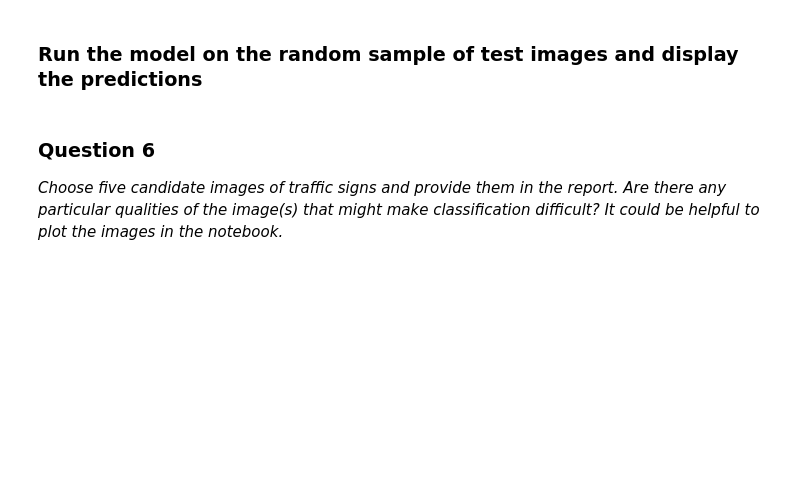
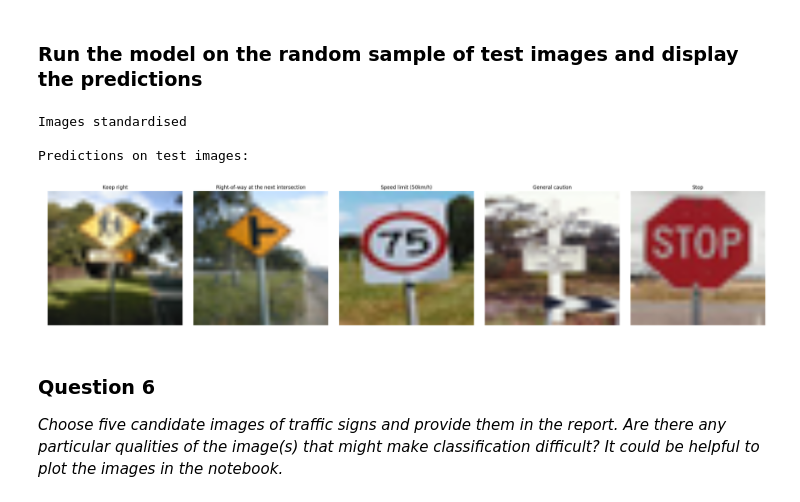
Before and after one commit to js1972/CarND-Traffic-Sign-Classifier-Project, a Jupyter notebook: Traffic_Sign_Classifier.ipynb, the cells around one changed output. Saved outputs shown, nothing was run; the diff lists cells and outputs as text; code cells hidden in the pictures; blank space fills up the shorter version.

```diff
--- a/Traffic_Sign_Classifier.ipynb
+++ b/Traffic_Sign_Classifier.ipynb
@@ -345,7 +344,7 @@ def calculate_accuracy(inputs, targets, batch_size, accuracy, x, y, keep_prob, s
 # %% [markdown]
 ### Build TF network architecture (using tf-slim helpers)
 # %%
-def inference():
+def model():
     with tf.variable_scope("neural_network"):
         # Tensors representing input images and labels
         with tf.name_scope("input"):
@@ -495,7 +505,7 @@ KeyboardInterrupt:
 print("\nCalculating test accuracy...")
 with tf.Graph().as_default(), tf.Session() as sess:
     # Instantiate the model
-    x, y, keep_prob, logits_op, optimizer_op, predictions_op, accuracy_op = inference()
+    x, y, keep_prob, logits_op, optimizer_op, predictions_op, accuracy_op = model()
 
     # Load trained weights
     saver = tf.train.Saver()
@@ -774,33 +802,38 @@ plt.tight_layout()
 # %%
 dummy_labels = np.array([0 for _ in range(images_to_show.shape[0])])
 images_to_show_preprocessed, _ = preprocess(images_to_show, dummy_labels)
 
 with tf.Graph().as_default(), tf.Session() as sess:
     # Instantiate the model
-    x, y, keep_prob, logits_op, optimizer_op, predictions_op, accuracy_op = inference()
+    x, y, keep_prob, logits_op, optimizer_op, predictions_op, accuracy_op = model()
 
     # Load trained weights
     saver = tf.train.Saver()
     saver.restore(sess, MODEL_SAVE_PATH)
 
     logits, predictions = sess.run([logits_op, predictions_op], feed_dict={x: images_to_show_preprocessed, keep_prob: 1.})
 
 final_preds = [signnames[p+1][1].decode("utf-8") for p in predictions]
 
 # Print predictions on my sample images
 print("\nPredictions on test images:")
 
 plt.figure()
-plt.rcParams["figure.figsize"] = [7, 4]
+plt.rcParams["figure.figsize"] = [25, 10]
 plt.axis("off")
 
 for i, test_image in enumerate(images_to_show):
     plt.subplot(1, num_images_to_show, i+1)
     plt.axis("off")
     plt.imshow(test_image)
     plt.title(final_preds[i])
 
 plt.tight_layout()
+# %% [output]
+Images standardised
+
+Predictions on test images:
+[figure, added]
 # %% [markdown]
 ### Question 6
 
```
Also changed, not shown: parts of 22 cells of this notebook, 4 other files.
